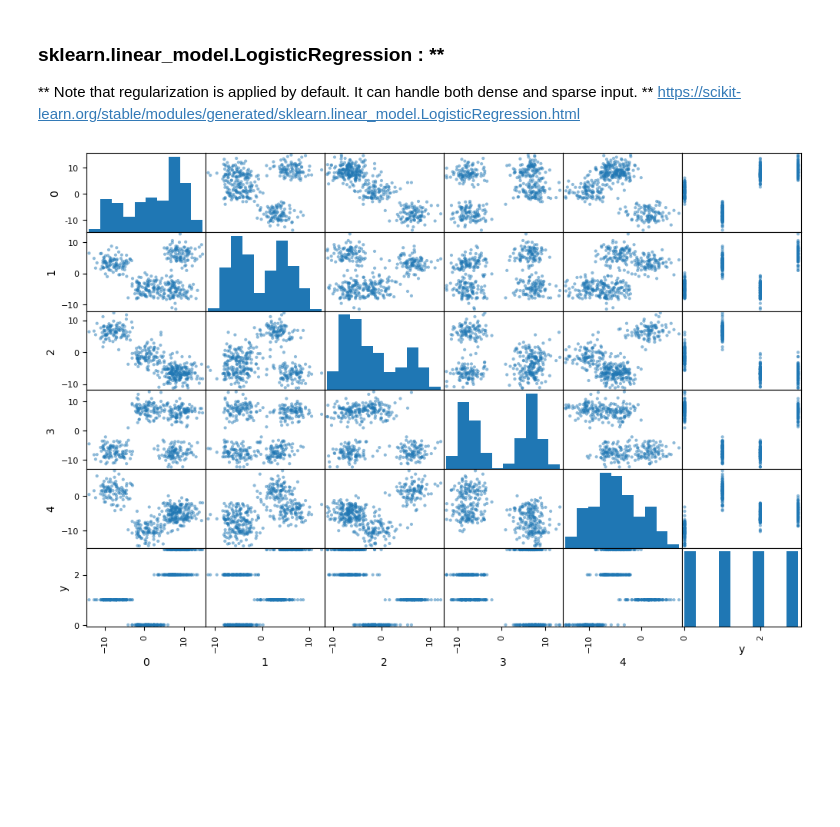
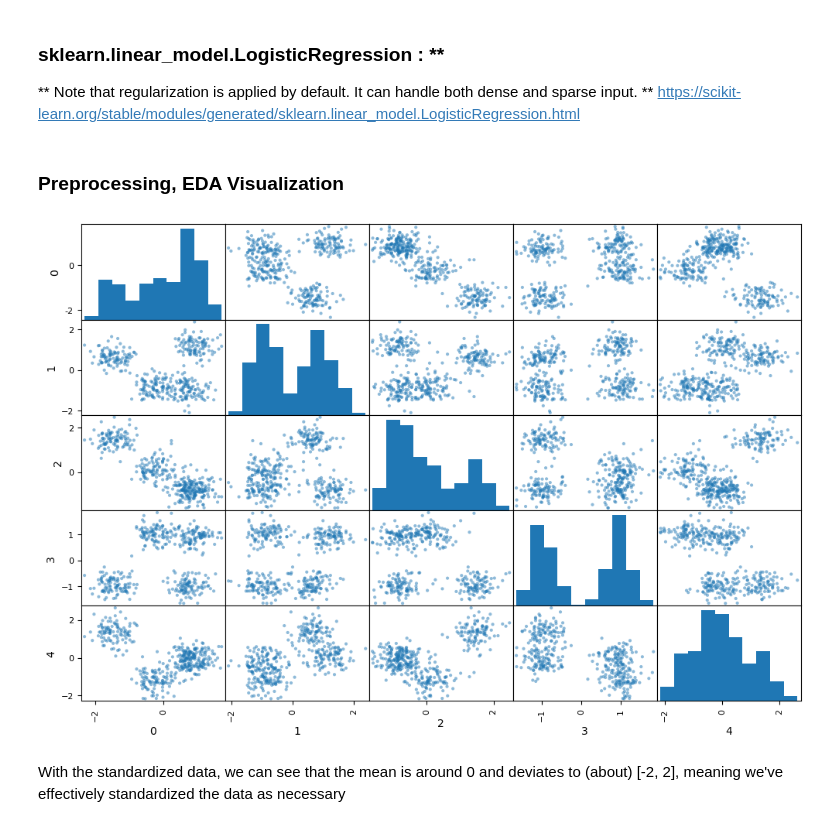
Before and after one commit to matthewpkearney/cs559_hw4, a Jupyter notebook: HW4_MattKearney.ipynb, the cells around one changed output. Drawn from its saved outputs; the diff is of its cells as text; code cells hidden in the pictures; blank space fills up the shorter version.

```diff
--- a/HW4_MattKearney.ipynb
+++ b/HW4_MattKearney.ipynb
@@ -14,13 +14,24 @@ X, y, centers = datasets.make_blobs(n_samples = 400, n_features = 5,
 
 DF_y= pd.DataFrame(X)
 DF_y['y']= y
+# %% [markdown]
+### Preprocessing, EDA Visualization
 # %%
 from pandas.plotting import scatter_matrix
 import matplotlib.pyplot as plt
+from sklearn.preprocessing import StandardScaler
 
-scatter_matrix(DF_y, figsize=(12,8))
+scaler = StandardScaler()
+X_s = scaler.fit_transform(X)
+## y is a discrete target, so we don't want to touch this
+
+DF = pd.DataFrame(X_s)
+
+scatter_matrix(DF, figsize=(12,8))
 plt.show()
 # %% [output]
-[figure, old version]
+[figure, new version]
+# %% [markdown]
+With the standardized data, we can see that the mean is around 0 and deviates to (about) [-2, 2], meaning we've effectively standardized the data as necessary
 # %%
 from sklearn.linear_model import LogisticRegression
```
Also changed, not shown: parts of 7 cells of this notebook.
